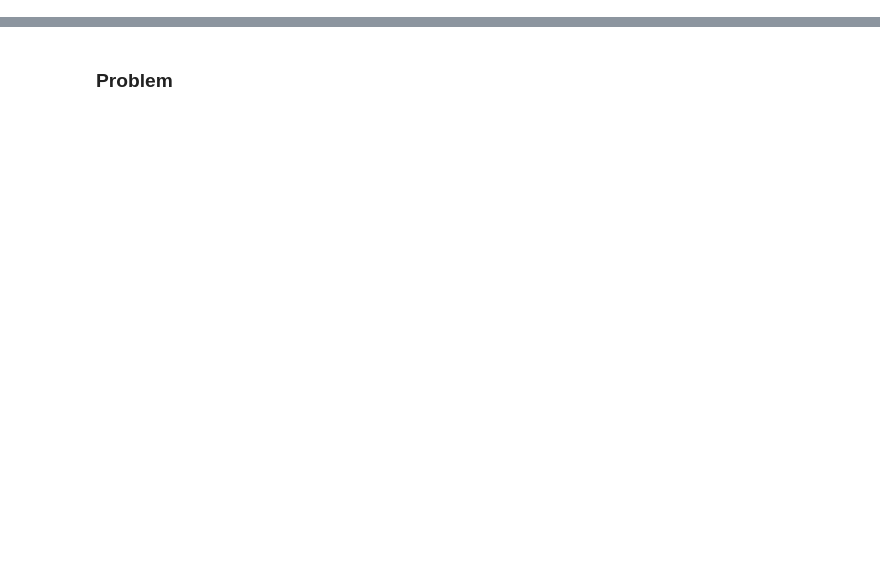
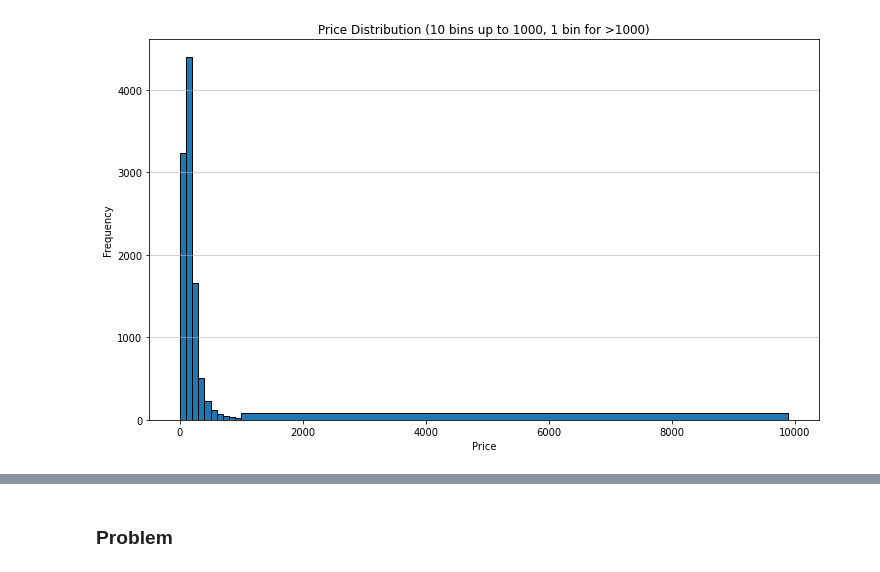
Before and after one commit to mikerhoads/unsupervised-learning-project, a Jupyter notebook: notebook.ipynb, the cells around one changed output, grey strips where cells are left out. Saved outputs shown, nothing was run; the diff lists cells and outputs as text; code cells hidden in the pictures; blank space fills up the shorter version.

```diff
--- a/notebook.ipynb
+++ b/notebook.ipynb
@@ -120,0 +93,20 @@ reviews.head(10)
+# %%
+rc = pd.read_csv("files/input/reviews_cleaned.csv")
+
+#REMOVE STOP WORDS
+rc["comments"] = rc["comments"].apply(
+    lambda x: " ".join([word.lower() for word in x.split() if word.lower() not in STOPWORDS])
+)
+
+#Recalculate word count after cleanups
+rc["word_count"] = rc["comments"].apply(lambda x: len(x.split()))
+rc = rc[rc["word_count"] > 5]
+
+#Refilter after removals
+# Filter out listings with <= 5 reviews
+rc["review_counts"] = rc["listing_id"].map(
+    rc["listing_id"].value_counts()
+)
+rc = rc[rc["review_counts"] > 5]
+
+listings.isna().sum()
@@ -120,0 +179,16 @@ reviews.head(10)
+# %%
+
+# Define 10 bins from 0 to 1000
+bins = np.linspace(0, 1000, 11).tolist()  # 10 equal bins (11 edges)
+# Add one extra bin edge for >1000
+bins.append(lf["price"].max())
+
+plt.figure(figsize=(12, 7))
+plt.hist(lf["price"], bins=bins, edgecolor="black")
+plt.title("Price Distribution (10 bins up to 1000, 1 bin for >1000)")
+plt.xlabel("Price")
+plt.ylabel("Frequency")
+plt.grid(axis="y", alpha=0.75)
+plt.show()
+# %% [output]
+[figure, added]
```
Also changed, not shown: parts of 27 cells of this notebook, 1 other file.
